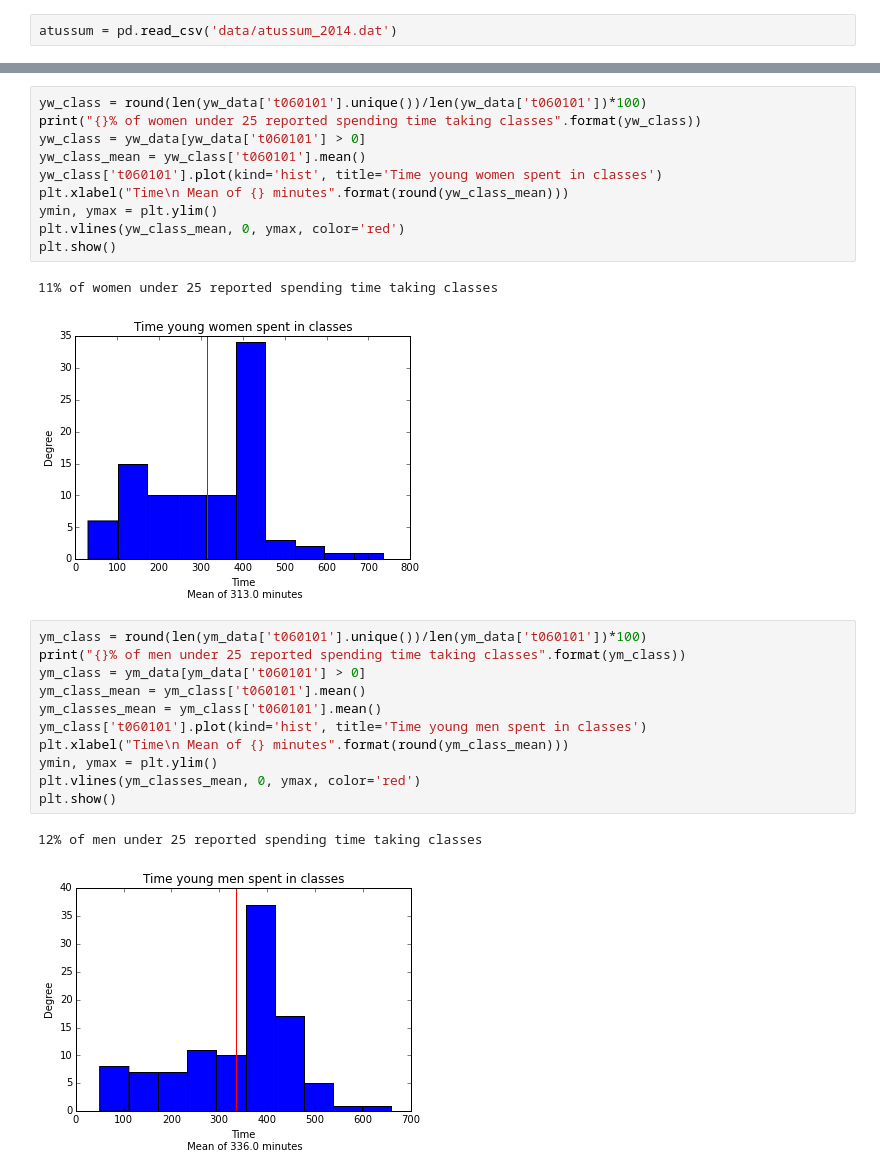
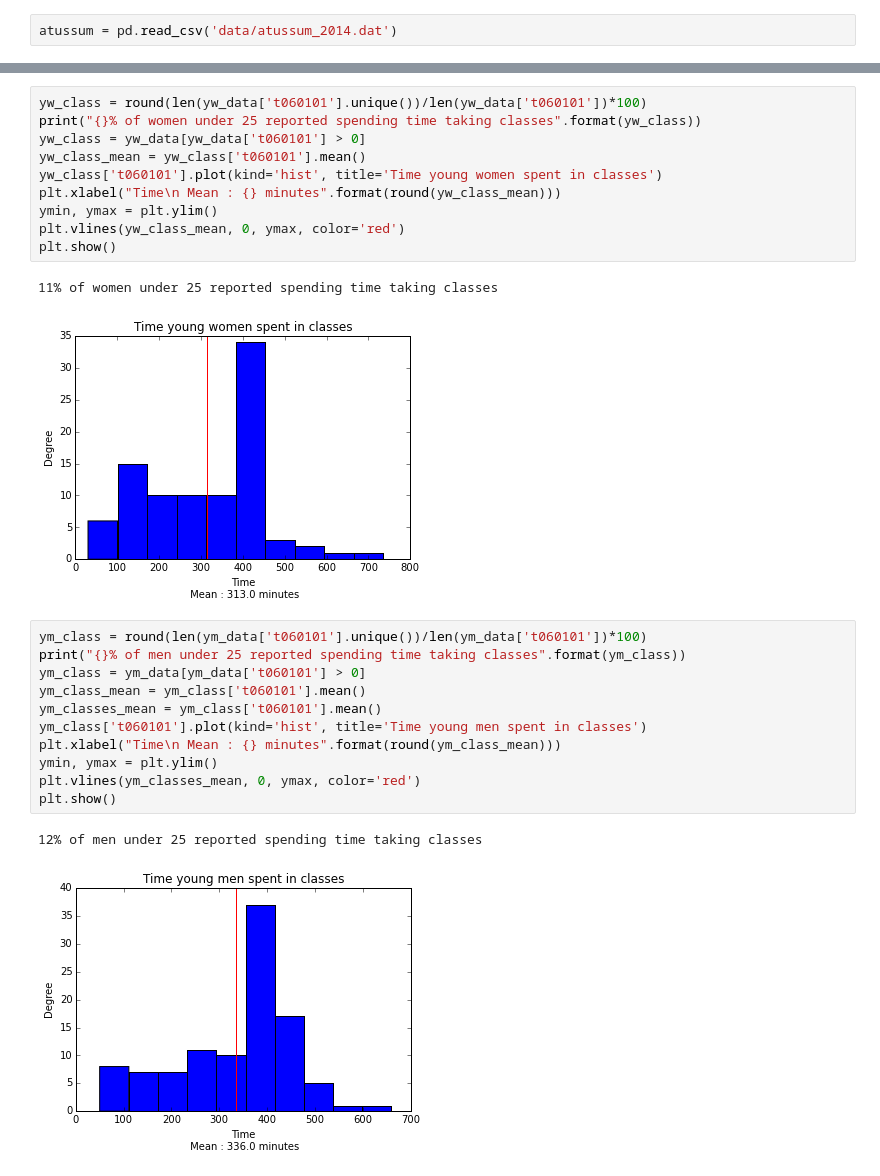
Before and after one commit to andrewmpierce/time-analysis, a Jupyter notebook: Final_ATUS.ipynb, the cells around one changed output, grey strips where cells are left out. Drawn from its saved outputs; the diff is of its cells as text.

```diff
--- a/Final_ATUS.ipynb
+++ b/Final_ATUS.ipynb
@@ -23,16 +31,16 @@ ow_data = w_data[w_data.Age > 45]
 # %%
 yw_class = round(len(yw_data['t060101'].unique())/len(yw_data['t060101'])*100)
 print("{}% of women under 25 reported spending time taking classes".format(yw_class))
 yw_class = yw_data[yw_data['t060101'] > 0]
 yw_class_mean = yw_class['t060101'].mean()
 yw_class['t060101'].plot(kind='hist', title='Time young women spent in classes')
-plt.xlabel("Time\n Mean of {} minutes".format(round(yw_class_mean)))
+plt.xlabel("Time\n Mean : {} minutes".format(round(yw_class_mean)))
 ymin, ymax = plt.ylim()
 plt.vlines(yw_class_mean, 0, ymax, color='red')
 plt.show()
 # %% [output]
 11% of women under 25 reported spending time taking classes
-[figure, old version]
+[figure, new version]
 # %%
 ym_class = round(len(ym_data['t060101'].unique())/len(ym_data['t060101'])*100)
 print("{}% of men under 25 reported spending time taking classes".format(ym_class))
@@ -40,13 +48,13 @@ ym_class = ym_data[ym_data['t060101'] > 0]
 ym_class_mean = ym_class['t060101'].mean()
 ym_classes_mean = ym_class['t060101'].mean()
 ym_class['t060101'].plot(kind='hist', title='Time young men spent in classes')
-plt.xlabel("Time\n Mean of {} minutes".format(round(ym_class_mean)))
+plt.xlabel("Time\n Mean : {} minutes".format(round(ym_class_mean)))
 ymin, ymax = plt.ylim()
 plt.vlines(ym_classes_mean, 0, ymax, color='red')
 plt.show()
 # %% [output]
 12% of men under 25 reported spending time taking classes
-[figure, old version]
+[figure, new version]
 # %%
 w_study = round(len(yw_data['t060301'].unique())/len(yw_data['t060301'])*100)
 print("{}% of women under 25 reported spending time taking studying".format(w_study))
```
Also changed, not shown: parts of 12 cells of this notebook.
